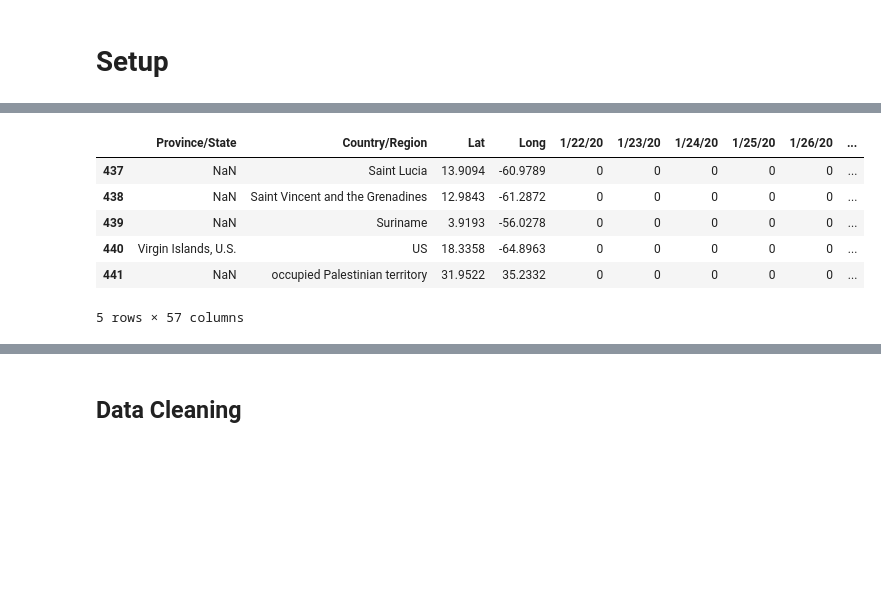
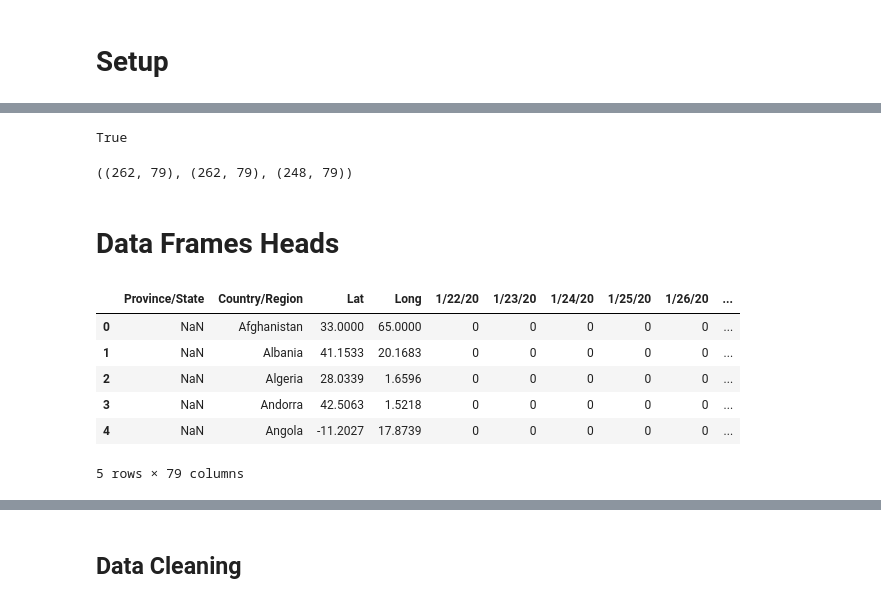
Before and after one commit to hamzaqureshi96/Covid_virus, a Jupyter notebook: prediction_plotting.ipynb, the cells around one changed output, grey strips where cells are left out. Saved outputs shown, nothing was run; the diff lists cells and outputs as text; code cells hidden in the pictures; blank space fills up the shorter version.

```diff
--- a/prediction_plotting.ipynb
+++ b/prediction_plotting.ipynb
@@ -21,10 +44,37 @@ df_cnf.head()
+# %%
+cwd=pathlib.Path(os.getcwd())
+data_dir=pathlib.Path(cwd/'../data')
+raw_data=pathlib.Path(data_dir/'raw_data')
+# %%
+data=pathlib.Path(raw_data/'data.humdata/')
+# %%
+data.exists()
+# %% [output]
+True
+# %%
+files=['time_series_covid19_confirmed_global.csv', 'time_series_covid19_deaths_global.csv','time_series_covid19_recovered_global.csv']
+
+for file in files:
+    url = f'https://data.humdata.org/hxlproxy/api/data-preview.csv?url=https%3A%2F%2Fraw.githubusercontent.com%2FCSSEGISandData%2FCOVID-19%2Fmaster%2Fcsse_covid_19_data%2Fcsse_covid_19_time_series%2F{file}&filename={file}'
+    r = requests.get(url, allow_redirects=True)
+    open(data/file, 'wb').write(r.content)
+# %%
+df_cnf=pd.read_csv(data/files[0])
+df_dth=pd.read_csv(data/files[1])
+df_rcvd=pd.read_csv(data/files[2])
+
+df_cnf.shape, df_dth.shape, df_rcvd.shape
+# %% [output]
+((262, 79), (262, 79), (248, 79))
+# %% [markdown]
+# Data Frames Heads
 # %%
-df_cnf.tail()
+df_cnf.head()
 # %% [output]
 |  | Province/State | Country/Region | Lat | Long | 1/22/20 | 1/23/20 | 1/24/20 | 1/25/20 | 1/26/20 | ... |
-| 437 | NaN | Saint Lucia | 13.9094 | -60.9789 | 0 | 0 | 0 | 0 | 0 | ... |
-| 438 | NaN | Saint Vincent and the Grenadines | 12.9843 | -61.2872 | 0 | 0 | 0 | 0 | 0 | ... |
-| 439 | NaN | Suriname | 3.9193 | -56.0278 | 0 | 0 | 0 | 0 | 0 | ... |
-| 440 | Virgin Islands, U.S. | US | 18.3358 | -64.8963 | 0 | 0 | 0 | 0 | 0 | ... |
-| 441 | NaN | occupied Palestinian territory | 31.9522 | 35.2332 | 0 | 0 | 0 | 0 | 0 | ... |
+| 0 | NaN | Afghanistan | 33.0000 | 65.0000 | 0 | 0 | 0 | 0 | 0 | ... |
+| 1 | NaN | Albania | 41.1533 | 20.1683 | 0 | 0 | 0 | 0 | 0 | ... |
+| 2 | NaN | Algeria | 28.0339 | 1.6596 | 0 | 0 | 0 | 0 | 0 | ... |
+| 3 | NaN | Andorra | 42.5063 | 1.5218 | 0 | 0 | 0 | 0 | 0 | ... |
+| 4 | NaN | Angola | -11.2027 | 17.8739 | 0 | 0 | 0 | 0 | 0 | ... |
-5 rows × 57 columns
+5 rows × 79 columns
```
Also changed, not shown: parts of 105 cells of this notebook.
